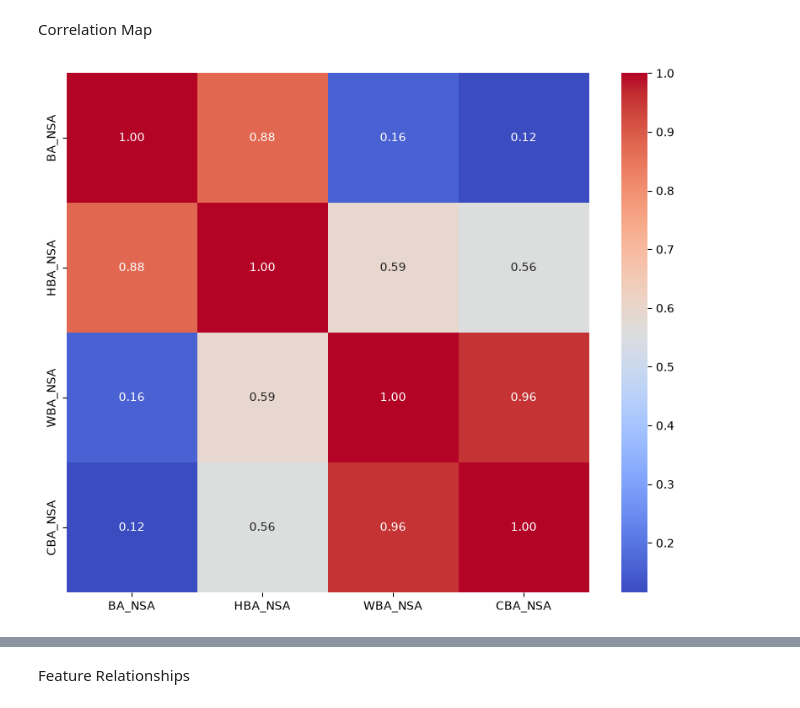
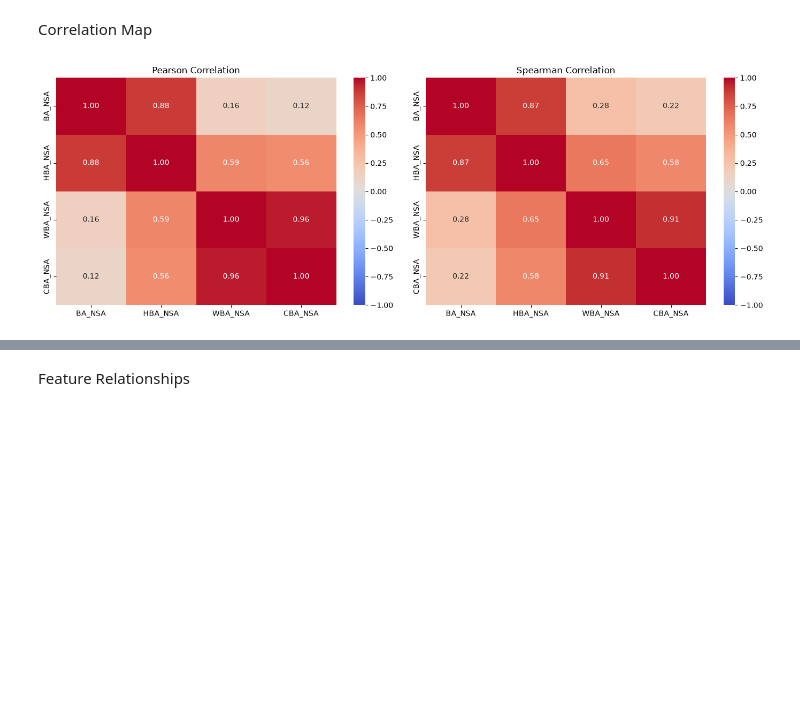
Before and after one commit to farzanehmasteri/EDA---US-Business-Formation-Statistics-Dataset, a Jupyter notebook: code.ipynb, the cells around one changed output, grey strips where cells are left out. Cells and saved outputs as stored; diff of their text form; code cells hidden in the pictures; blank space fills up the shorter version.

```diff
--- a/code.ipynb
+++ b/code.ipynb
@@ -280,3 +233,9 @@ Column: CBA_NSA, Number of outliers: 90, Number of rows: 1082, Percentage: 8.32%
 - HBA has comparatively few extreme observations.
 - WBA high outlier frequency is consistent with its strong right skewness.
 - CBA has a central distribution, but observations outside that narrow central range occur relatively frequently.
+# %%
+df["Date"] = (
+    pd.to_datetime(df["Year"].astype(str) + "-01-01")
+    + pd.to_timedelta((df["Week"] - 1) * 7, unit="D"))
+
+df = df.sort_values("Date")
@@ -353,18 +334,39 @@ plt.show()
 # %% [markdown]
 Correlation Map
 # %%
-cols = ["BA_NSA", "HBA_NSA", "WBA_NSA", "CBA_NSA"]
-corr = df[cols].corr()
+main_cols = [
+    "BA_NSA", "HBA_NSA",
+    "WBA_NSA", "CBA_NSA"
+]
 
-plt.figure(figsize=(10, 8))
+pearson_corr = df[main_cols].corr(method="pearson")
+spearman_corr = df[main_cols].corr(method="spearman")
+
+fig, axes = plt.subplots(1, 2, figsize=(14, 5))
 
 sns.heatmap(
-    corr,
+    pearson_corr,
     annot=True,
     cmap="coolwarm",
-    fmt=".2f"
+    vmin=-1,
+    vmax=1,
+    fmt=".2f",
+    ax=axes[0]
 )
+axes[0].set_title("Pearson Correlation")
 
+sns.heatmap(
+    spearman_corr,
+    annot=True,
+    cmap="coolwarm",
+    vmin=-1,
+    vmax=1,
+    fmt=".2f",
+    ax=axes[1]
+)
+axes[1].set_title("Spearman Correlation")
+
+plt.tight_layout()
 plt.show()
 # %% [output]
-[figure, old version]
+[figure, new version]
```
Also changed, not shown: parts of 33 cells of this notebook.
